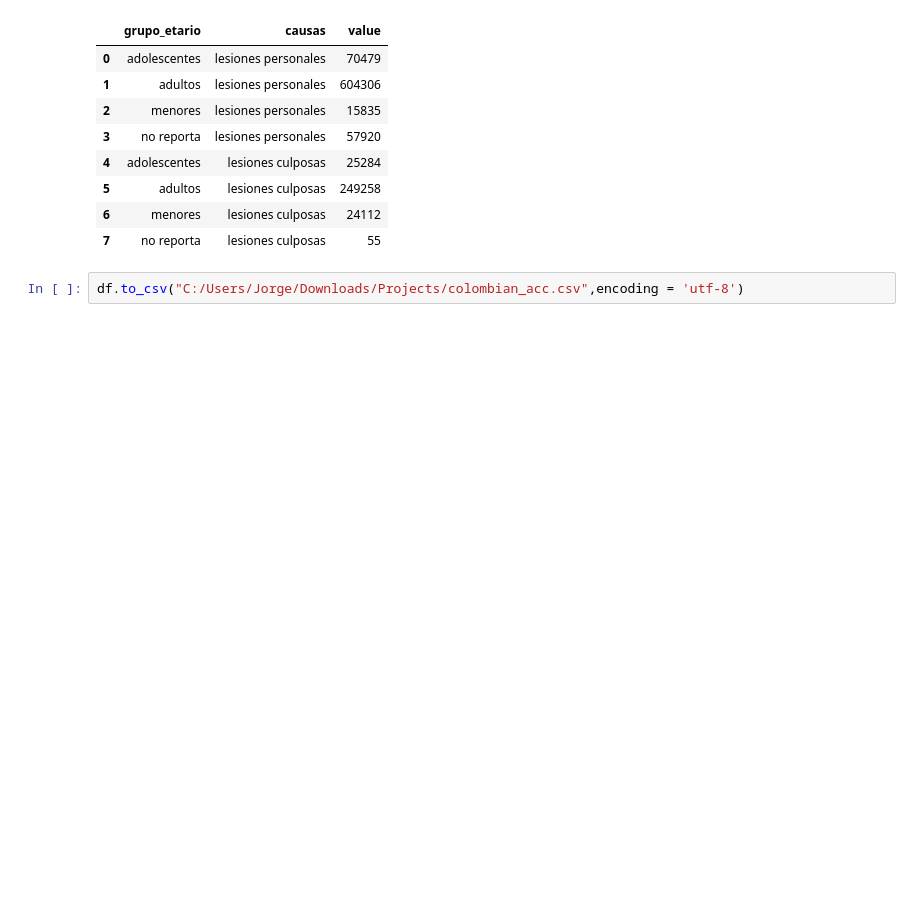
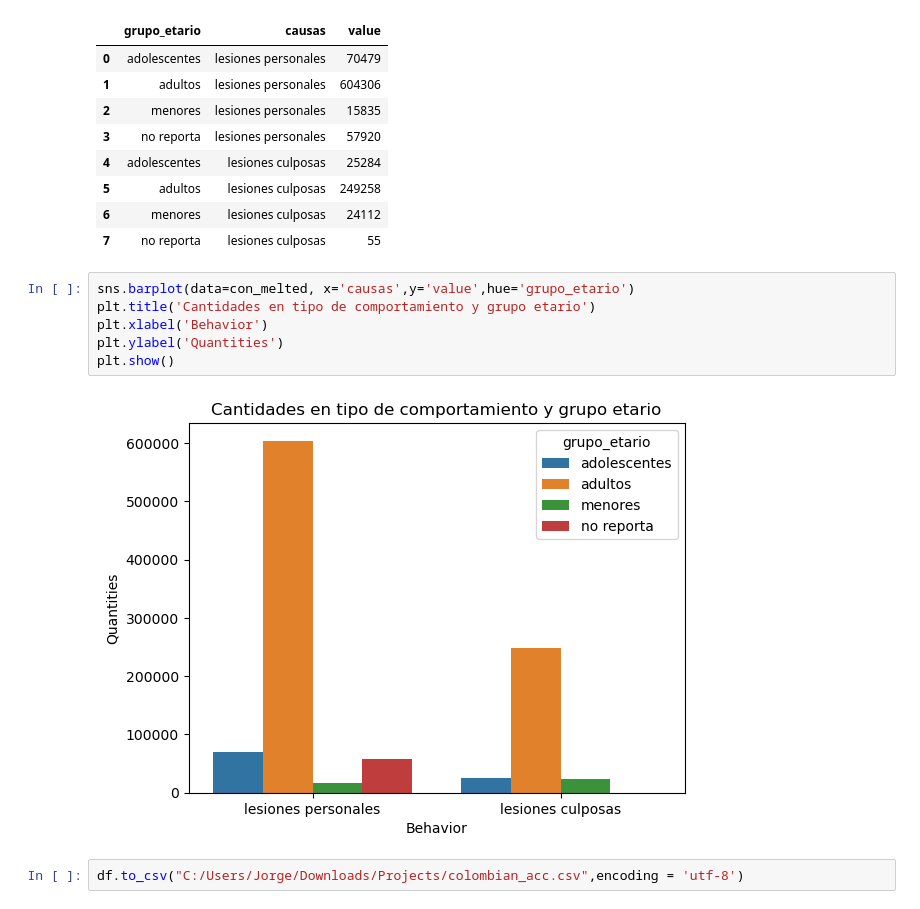
Before and after one commit to luifer991/colombian_accidents_data_analysis, a Jupyter notebook: colombian_acc.ipynb, the cells around one changed output. Drawn from its saved outputs; the diff is of its cells as text; blank space fills up the shorter version.

```diff
--- a/colombian_acc.ipynb
+++ b/colombian_acc.ipynb
@@ -762,6 +723,14 @@ con_melted
 | 5 | adultos | lesiones culposas | 249258 |
 | 6 | menores | lesiones culposas | 24112 |
 | 7 | no reporta | lesiones culposas | 55 |
+# %%
+sns.barplot(data=con_melted, x='causas',y='value',hue='grupo_etario')
+plt.title('Cantidades en tipo de comportamiento y grupo etario')
+plt.xlabel('Behavior')
+plt.ylabel('Quantities')
+plt.show()
+# %% [output]
+[figure, added]
 # %%
 df.to_csv("C:/Users/Jorge/Downloads/Projects/colombian_acc.csv",encoding = 'utf-8')
 # %%
```
Also changed, not shown: parts of 40 cells of this notebook.
